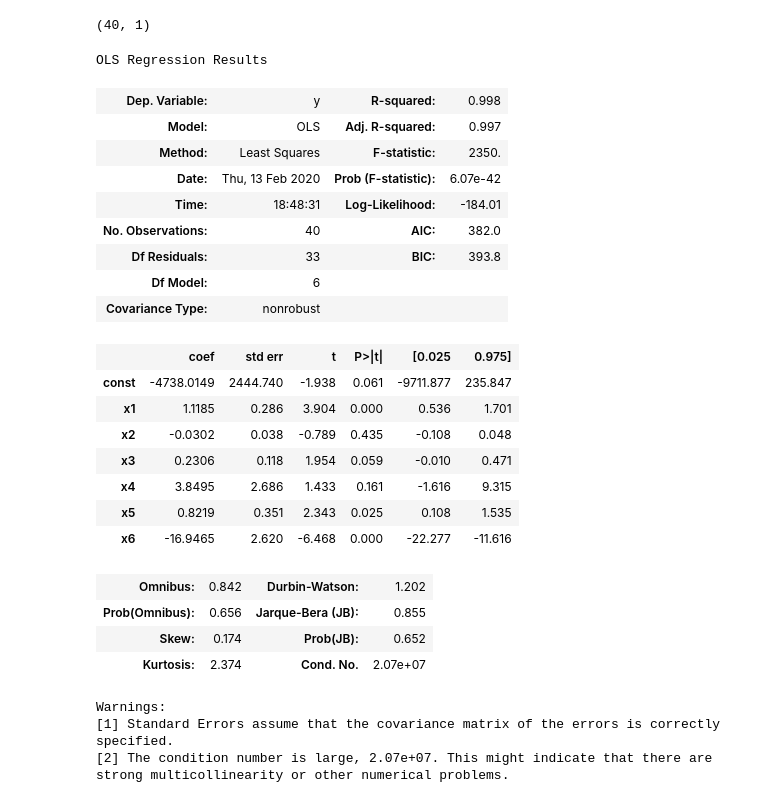
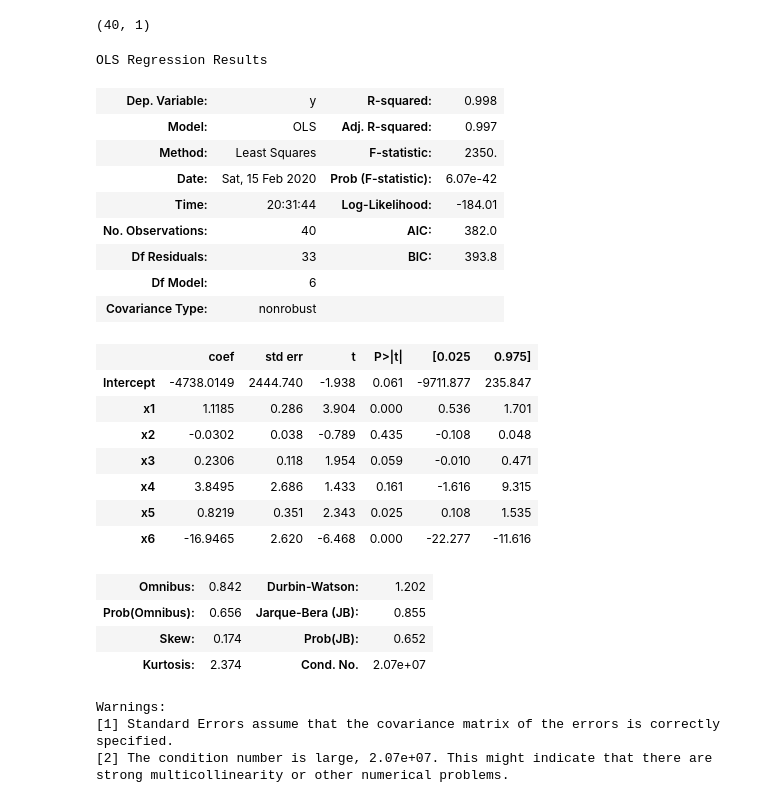
Before and after one commit to MuzzyB/Linear-Regression, a Jupyter notebook: Linear Regression Analysis Template.ipynb, the cells around one changed output. Saved outputs shown, nothing was run; the diff lists cells and outputs as text; code cells hidden in the pictures.

```diff
--- a/Linear Regression Analysis Template.ipynb
+++ b/Linear Regression Analysis Template.ipynb
@@ -98,8 +96,6 @@ Y.shape
 (40, 1)
 # %%
 ###Fit the Full model with all regressor variables
-X = sm.add_constant(X)
-jet_model = sm.OLS(Y, X)
+#X = sm.add_constant(X)
+#jet_model = sm.OLS(Y, X)
+jet_model = smf.ols('y ~ x1 + x2 + x3 + x4 + x5 + x6', data=jet).fit()
-# %%
-## Make predictions
-jet_results = jet_model.fit()
@@ -106,19 +107,19 @@ jet_results = jet_model.fit()
 # %%
-#Full Model Analysis of Variance Table
-jet_results.summary()
+#Full Model Summary
+jet_model.summary()
 # %% [output]
 OLS Regression Results
 | Dep. Variable: | y | R-squared: | 0.998 |
 | Model: | OLS | Adj. R-squared: | 0.997 |
 | Method: | Least Squares | F-statistic: | 2350. |
-| Date: | Thu, 13 Feb 2020 | Prob (F-statistic): | 6.07e-42 |
-| Time: | 18:48:31 | Log-Likelihood: | -184.01 |
+| Date: | Sat, 15 Feb 2020 | Prob (F-statistic): | 6.07e-42 |
+| Time: | 20:31:44 | Log-Likelihood: | -184.01 |
 | No. Observations: | 40 | AIC: | 382.0 |
 | Df Residuals: | 33 | BIC: | 393.8 |
 | Df Model: | 6 |  |  |
 | Covariance Type: | nonrobust |  |  |
 |  | coef | std err | t | P>|t| | [0.025 | 0.975] |
-| const | -4738.0149 | 2444.740 | -1.938 | 0.061 | -9711.877 | 235.847 |
+| Intercept | -4738.0149 | 2444.740 | -1.938 | 0.061 | -9711.877 | 235.847 |
 | x1 | 1.1185 | 0.286 | 3.904 | 0.000 | 0.536 | 1.701 |
 | x2 | -0.0302 | 0.038 | -0.789 | 0.435 | -0.108 | 0.048 |
 | x3 | 0.2306 | 0.118 | 1.954 | 0.059 | -0.010 | 0.471 |
```
Also changed, not shown: parts of 11 cells of this notebook.
